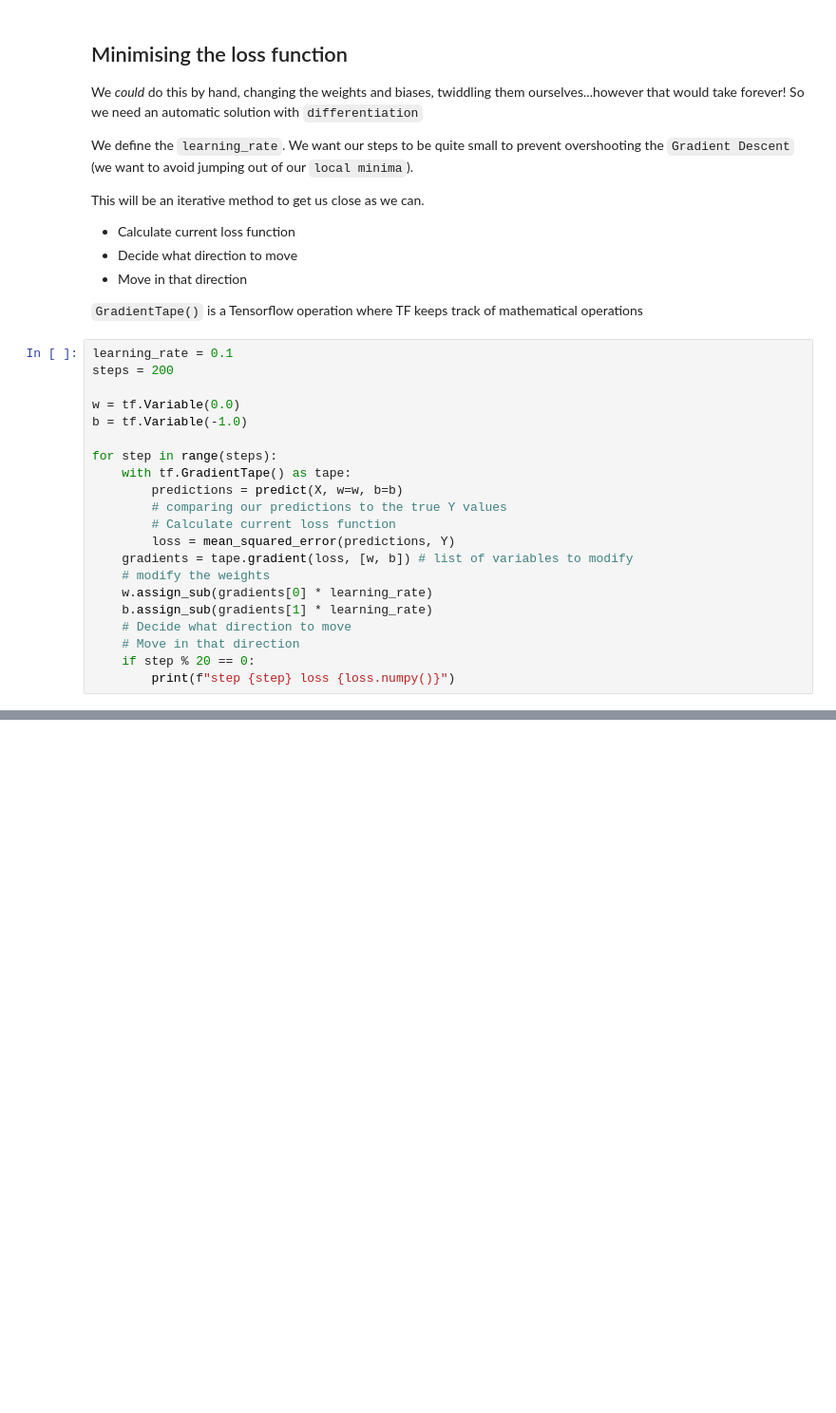
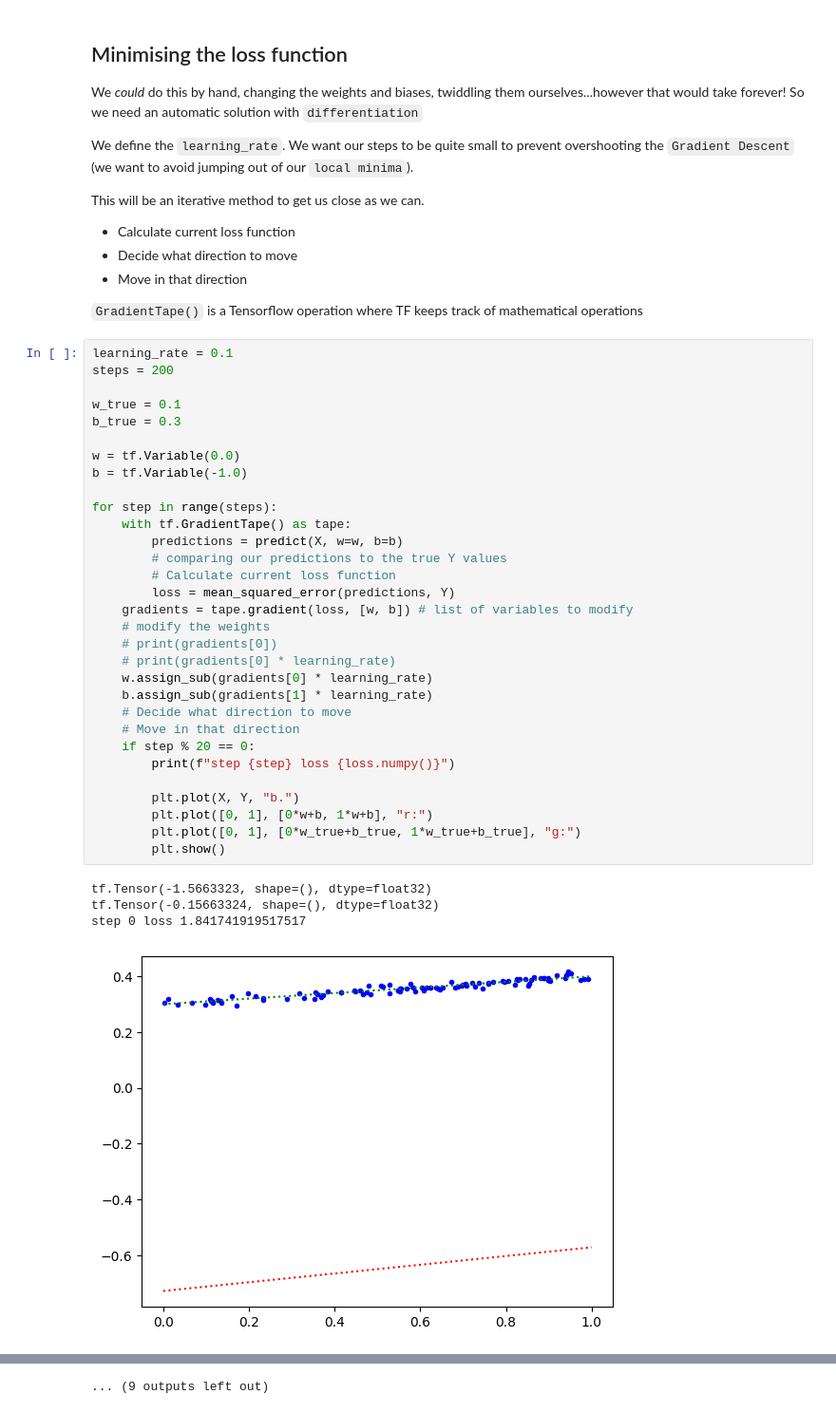
Before and after one commit to charlotteaiengineer/roadmap-to-ai-engineer, a Jupyter notebook: roadmap/machine-learning.ipynb, the cells around one changed output, grey strips where cells are left out. Shown: that part at 95% size. Saved outputs shown, nothing was run; the diff lists cells and outputs as text; blank space fills up the shorter version.

Commit message:
machine learning

```diff
--- a/roadmap/machine-learning.ipynb
+++ b/roadmap/machine-learning.ipynb
@@ -138,21 +138,36 @@ This will be an iterative method to get us close as we can.
 # %%
 learning_rate = 0.1
 steps = 200
+
+w_true = 0.1
+b_true = 0.3
 
 w = tf.Variable(0.0)
 b = tf.Variable(-1.0)
 
 for step in range(steps):
     with tf.GradientTape() as tape:
         predictions = predict(X, w=w, b=b)
         # comparing our predictions to the true Y values
         # Calculate current loss function
         loss = mean_squared_error(predictions, Y)
     gradients = tape.gradient(loss, [w, b]) # list of variables to modify
     # modify the weights
+    # print(gradients[0])
+    # print(gradients[0] * learning_rate)
     w.assign_sub(gradients[0] * learning_rate)
     b.assign_sub(gradients[1] * learning_rate)
     # Decide what direction to move
     # Move in that direction
     if step % 20 == 0:
         print(f"step {step} loss {loss.numpy()}")
+
+        plt.plot(X, Y, "b.")
+        plt.plot([0, 1], [0*w+b, 1*w+b], "r:")
+        plt.plot([0, 1], [0*w_true+b_true, 1*w_true+b_true], "g:")
+        plt.show()
+# %% [output]
+tf.Tensor(-1.5663323, shape=(), dtype=float32)
+tf.Tensor(-0.15663324, shape=(), dtype=float32)
+step 0 loss 1.841741919517517
+[figure, added]
@@ -158,0 +264 @@ for step in range(steps):
+... (9 outputs left out)
```
Also changed, not shown: parts of 15 cells of this notebook, 35 other files.
